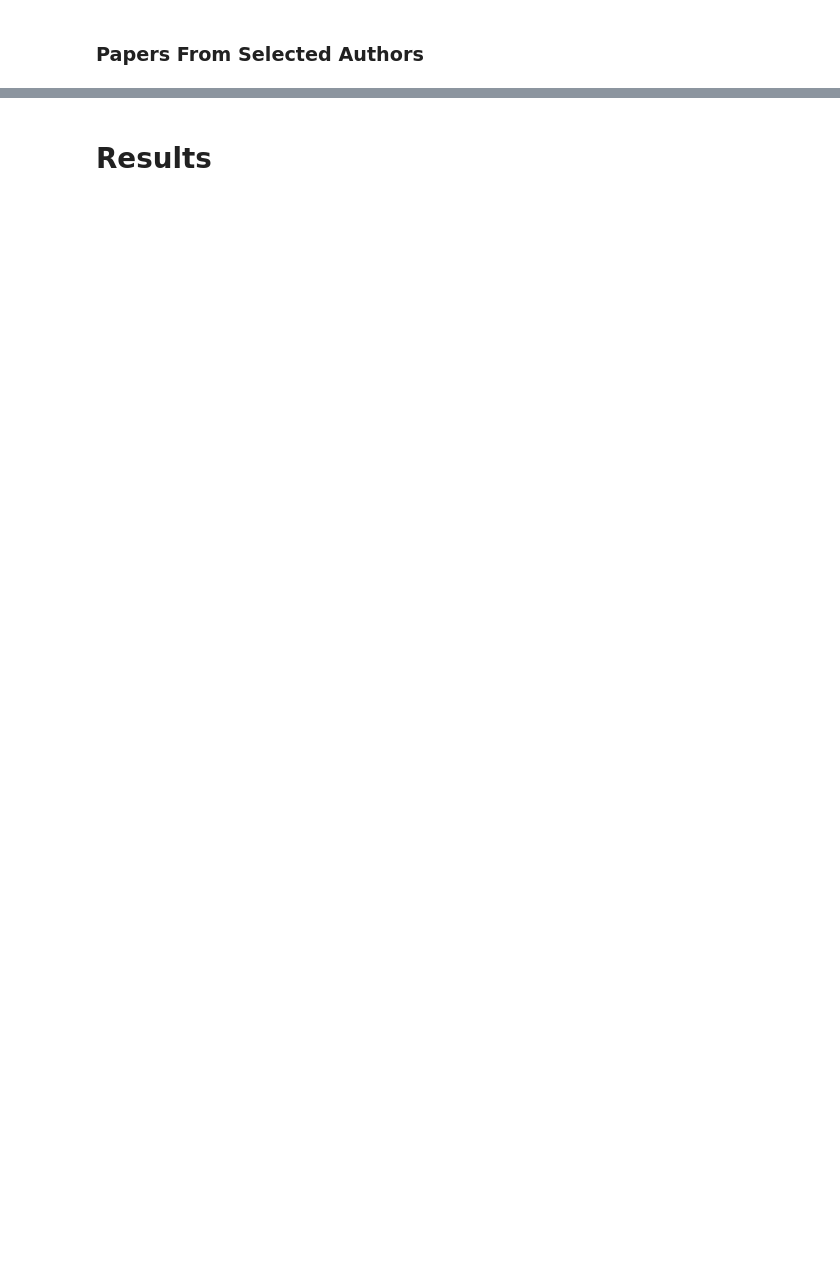
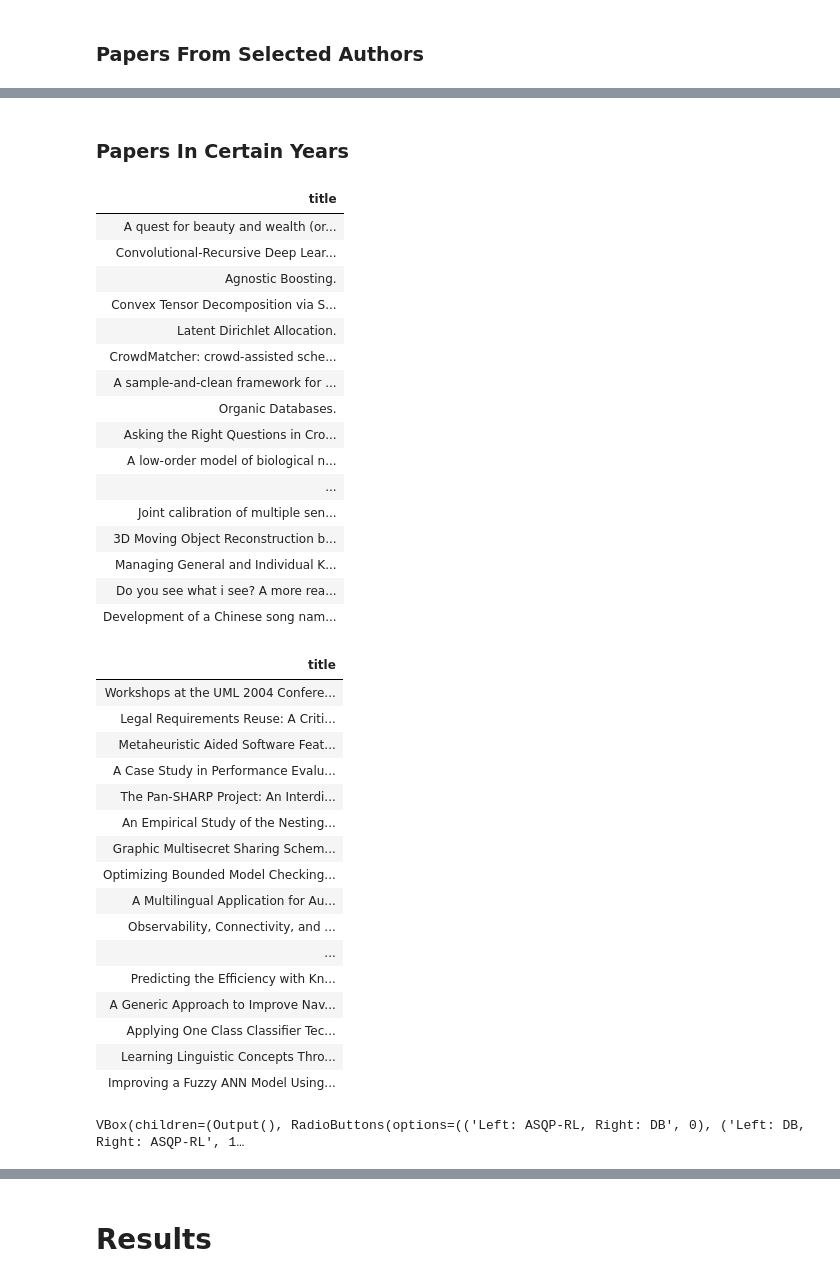
Before and after one commit to GalZeevi/HARLM, a Jupyter notebook: demo/sigmod_demo.ipynb, the cells around one changed output, grey strips where cells are left out. Drawn from its saved outputs; the diff is of its cells as text; code cells hidden in the pictures; blank space fills up the shorter version.

```diff
--- a/demo/sigmod_demo.ipynb
+++ b/demo/sigmod_demo.ipynb
@@ -130,0 +186,53 @@ VBox(children=(Output(), RadioButtons(options=(('Left: ASQP-RL, Right: DB', 0),
+# %% [markdown]
+### Papers In Certain Years
+# %%
+sql = '''
+SELECT publication.title
+FROM author,
+     conference,
+     publication,
+     writes
+WHERE (publication.year >= 2000 and publication.year <= 2020)
+  AND author.aid = writes.aid
+  AND conference.cid = publication.cid
+  AND publication.pid = writes.pid
+GROUP BY publication.title;
+'''
+asqp_rl.query_asqp(sql)
+demonstrate_asqp_rl(asqp_rl)
+# %% [output]
+| title |
+| A quest for beauty and wealth (or... |
+| Convolutional-Recursive Deep Lear... |
+| Agnostic Boosting. |
+| Convex Tensor Decomposition via S... |
+| Latent Dirichlet Allocation. |
+| CrowdMatcher: crowd-assisted sche... |
+| A sample-and-clean framework for ... |
+| Organic Databases. |
+| Asking the Right Questions in Cro... |
+| A low-order model of biological n... |
+| ... |
+| Joint calibration of multiple sen... |
+| 3D Moving Object Reconstruction b... |
+| Managing General and Individual K... |
+| Do you see what i see? A more rea... |
+| Development of a Chinese song nam... |
+| title |
+| Workshops at the UML 2004 Confere... |
+| Legal Requirements Reuse: A Criti... |
+| Metaheuristic Aided Software Feat... |
+| A Case Study in Performance Evalu... |
+| The Pan-SHARP Project: An Interdi... |
+| An Empirical Study of the Nesting... |
+| Graphic Multisecret Sharing Schem... |
+| Optimizing Bounded Model Checking... |
+| A Multilingual Application for Au... |
+| Observability, Connectivity, and ... |
+| ... |
+| Predicting the Efficiency with Kn... |
+| A Generic Approach to Improve Nav... |
+| Applying One Class Classifier Tec... |
+| Learning Linguistic Concepts Thro... |
+| Improving a Fuzzy ANN Model Using... |
+VBox(children=(Output(), RadioButtons(options=(('Left: ASQP-RL, Right: DB', 0), ('Left: DB, Right: ASQP-RL', 1…
```
Also changed, not shown: parts of 10 cells of this notebook, 19 other files.
